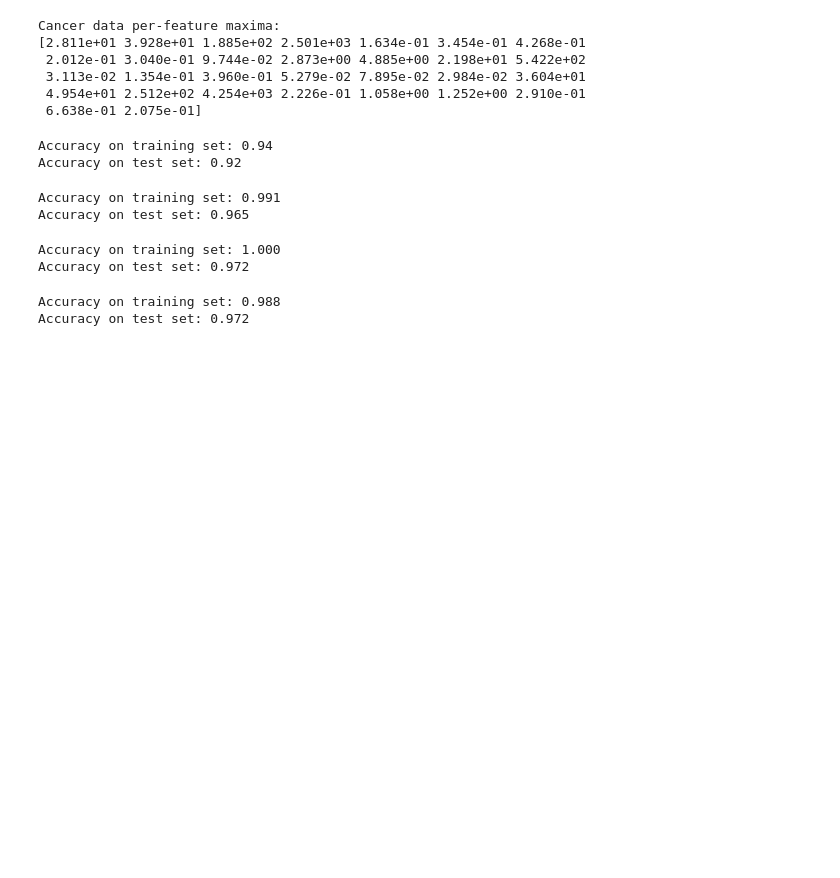
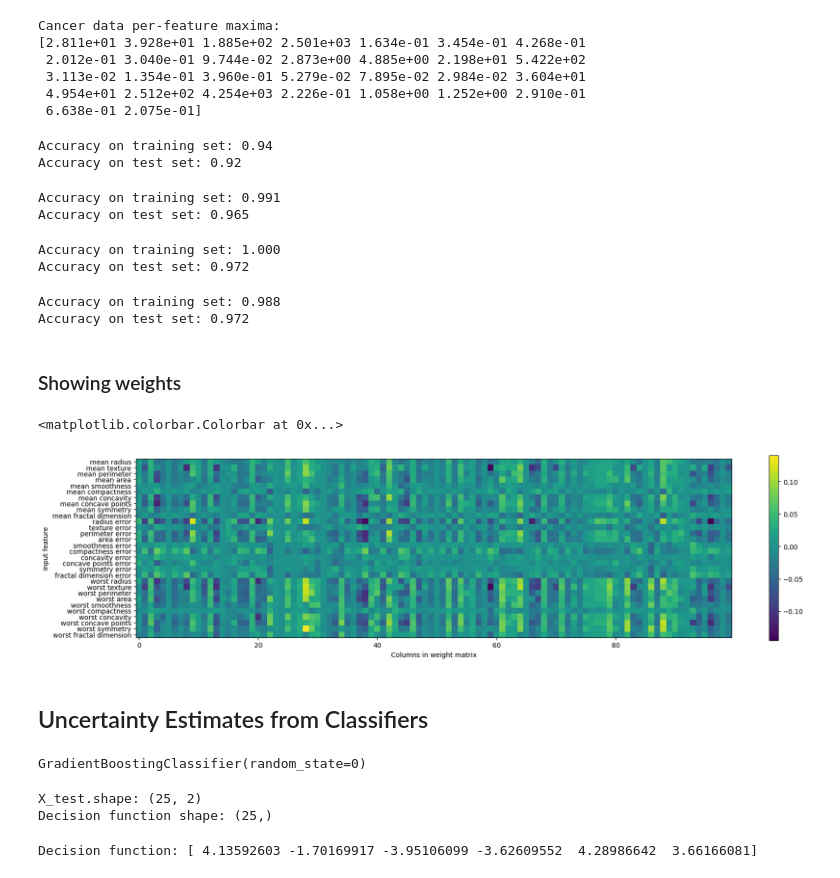
Before and after one commit to hugoangeles0810/introduction_to_ml_with_python, a Jupyter notebook: notebooks/chapter_02/Supervised Machine Learning.ipynb, the cells around one changed output. Saved outputs shown, nothing was run; the diff lists cells and outputs as text; code cells hidden in the pictures; blank space fills up the shorter version.

```diff
--- a/notebooks/chapter_02/Supervised Machine Learning.ipynb
+++ b/notebooks/chapter_02/Supervised Machine Learning.ipynb
@@ -1083,3 +1083,47 @@ print("Accuracy on test set: {:.3f}".format(mlp.score(X_test_scaled, y_test)))
 # %% [output]
 Accuracy on training set: 0.988
 Accuracy on test set: 0.972
+# %% [markdown]
+### Showing weights
+# %%
+plt.figure(figsize=(20, 5))
+plt.imshow(mlp.coefs_[0], interpolation='none', cmap='viridis')
+plt.yticks(range(30), cancer.feature_names)
+plt.xlabel("Columns in weight matrix")
+plt.ylabel("Input feature")
+plt.colorbar()
+# %% [output]
+<matplotlib.colorbar.Colorbar at 0x...>
+[figure, added]
+# %% [markdown]
+## Uncertainty Estimates from Classifiers
+# %%
+from sklearn.ensemble import GradientBoostingClassifier
+from sklearn.datasets import make_circles
+X, y = make_circles(noise=0.25, factor=0.5, random_state=1)
+
+# we rename the classes "blue" and "red" for illustration purposes
+y_named = np.array(["blue", "red"])[y]
+
+# we can call train_test_split with arbitrarily many arrays;
+# all will be split in a consistent manner
+X_train, X_test, y_train_named, y_test_named, y_train, y_test = \
+    train_test_split(X, y_named, y, random_state=0)
+
+# build the gradient boosting model
+gbrt = GradientBoostingClassifier(random_state=0)
+gbrt.fit(X_train, y_train_named)
+# %% [output]
+GradientBoostingClassifier(random_state=0)
+# %%
+print("X_test.shape: {}".format(X_test.shape))
+print("Decision function shape: {}".format(
+      gbrt.decision_function(X_test).shape))
+# %% [output]
+X_test.shape: (25, 2)
+Decision function shape: (25,)
+# %%
+# show the first few entries of decision_function
+print("Decision function:", gbrt.decision_function(X_test)[:6])
+# %% [output]
+Decision function: [ 4.13592603 -1.70169917 -3.95106099 -3.62609552  4.28986642  3.66166081]
```
Also changed, not shown: parts of 15 cells of this notebook.
